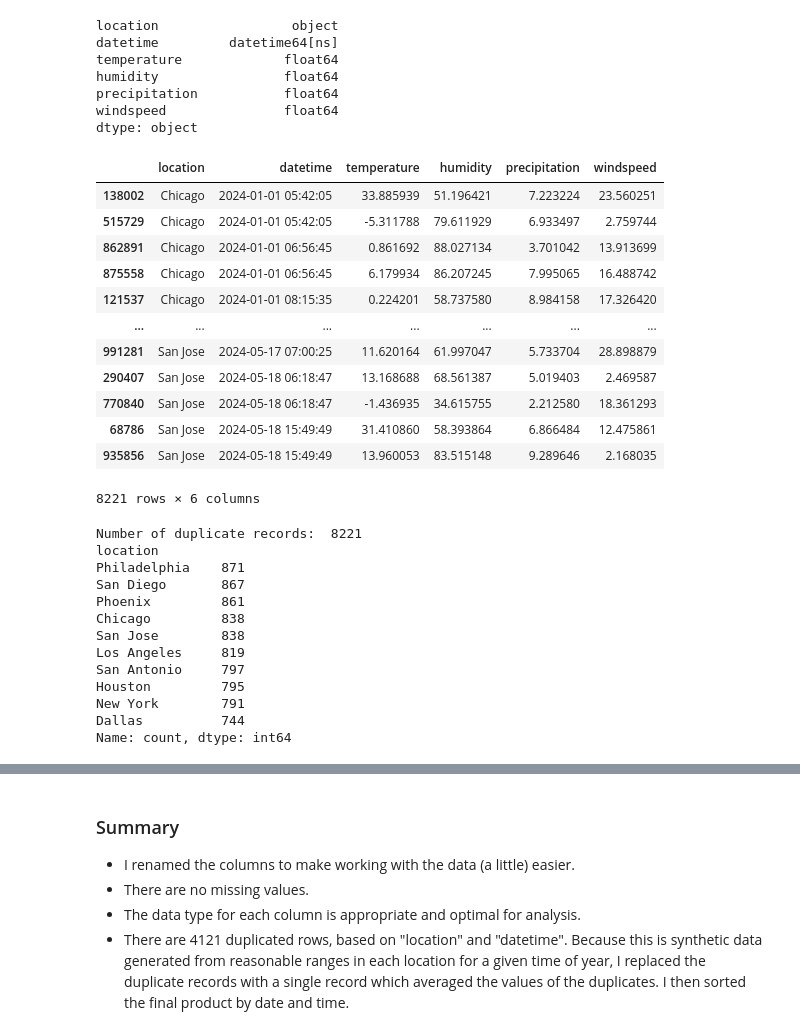
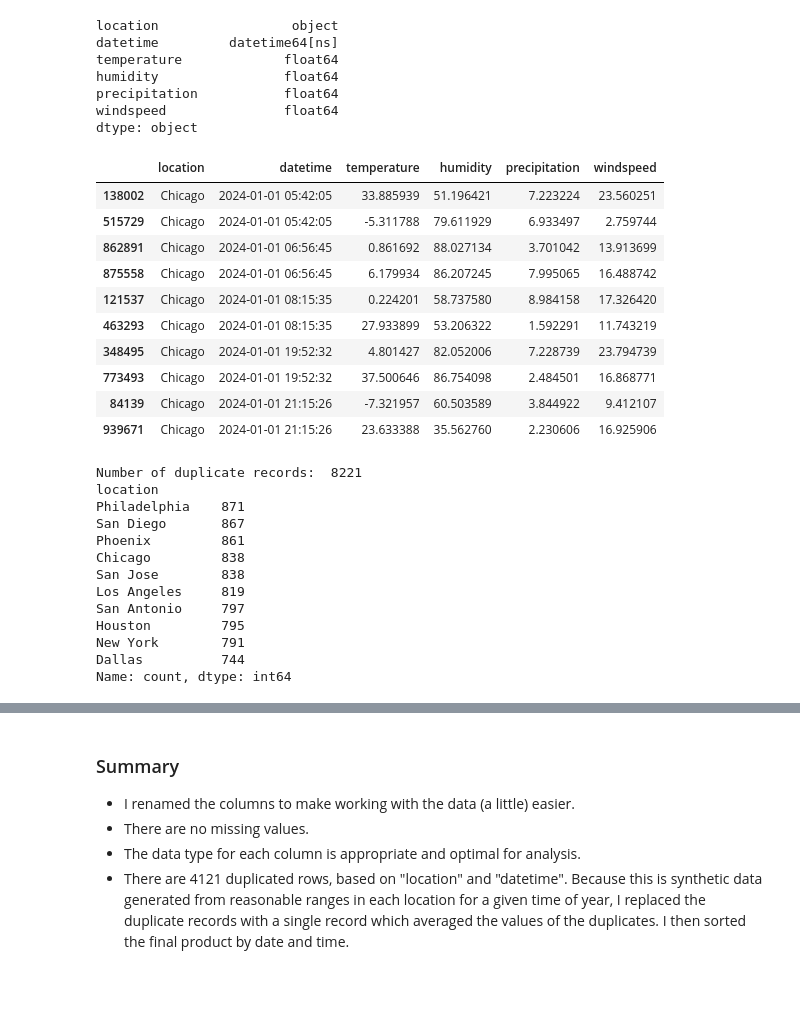
Before and after one commit to kozmik-moore/simple-weather-analysis, a Jupyter notebook: code/notebook.ipynb, the cells around one changed output, grey strips where cells are left out. Saved outputs shown, nothing was run; the diff lists cells and outputs as text; code cells hidden in the pictures; blank space fills up the shorter version.

```diff
--- a/code/notebook.ipynb
+++ b/code/notebook.ipynb
@@ -126,35 +126,33 @@ dtype: object
 # %%
 # Check for duplicate records
 duplicates = df[df.duplicated(subset=['location', 'datetime'], keep=False)].sort_values(['location', 'datetime'])
-display(duplicates)
 duplicates.to_csv(join(data_dir, 'duplicates.csv')) # export to data file 'duplicates.csv'
+display(duplicates.head(10))
 print('Number of duplicate records: ', duplicates.shape[0])
 print(duplicates.location.value_counts())
 # %% [output]
 |  | location | datetime | temperature | humidity | precipitation | windspeed |
 | 138002 | Chicago | 2024-01-01 05:42:05 | 33.885939 | 51.196421 | 7.223224 | 23.560251 |
 | 515729 | Chicago | 2024-01-01 05:42:05 | -5.311788 | 79.611929 | 6.933497 | 2.759744 |
 | 862891 | Chicago | 2024-01-01 06:56:45 | 0.861692 | 88.027134 | 3.701042 | 13.913699 |
 | 875558 | Chicago | 2024-01-01 06:56:45 | 6.179934 | 86.207245 | 7.995065 | 16.488742 |
 | 121537 | Chicago | 2024-01-01 08:15:35 | 0.224201 | 58.737580 | 8.984158 | 17.326420 |
-| ... | ... | ... | ... | ... | ... | ... |
-| 991281 | San Jose | 2024-05-17 07:00:25 | 11.620164 | 61.997047 | 5.733704 | 28.898879 |
-| 290407 | San Jose | 2024-05-18 06:18:47 | 13.168688 | 68.561387 | 5.019403 | 2.469587 |
-| 770840 | San Jose | 2024-05-18 06:18:47 | -1.436935 | 34.615755 | 2.212580 | 18.361293 |
-| 68786 | San Jose | 2024-05-18 15:49:49 | 31.410860 | 58.393864 | 6.866484 | 12.475861 |
-| 935856 | San Jose | 2024-05-18 15:49:49 | 13.960053 | 83.515148 | 9.289646 | 2.168035 |
+| 463293 | Chicago | 2024-01-01 08:15:35 | 27.933899 | 53.206322 | 1.592291 | 11.743219 |
+| 348495 | Chicago | 2024-01-01 19:52:32 | 4.801427 | 82.052006 | 7.228739 | 23.794739 |
+| 773493 | Chicago | 2024-01-01 19:52:32 | 37.500646 | 86.754098 | 2.484501 | 16.868771 |
+| 84139 | Chicago | 2024-01-01 21:15:26 | -7.321957 | 60.503589 | 3.844922 | 9.412107 |
+| 939671 | Chicago | 2024-01-01 21:15:26 | 23.633388 | 35.562760 | 2.230606 | 16.925906 |
-8221 rows × 6 columns
+Number of duplicate records:  8221
+location
+Philadelphia    871
+San Diego       867
+Phoenix         861
+Chicago         838
+San Jose        838
+Los Angeles     819
+San Antonio     797
+Houston         795
+New York        791
+Dallas          744
+Name: count, dtype: int64
-Number of duplicate records:  8221
-location
-Philadelphia    871
-San Diego       867
-Phoenix         861
-Chicago         838
-San Jose        838
-Los Angeles     819
-San Antonio     797
-Houston         795
-New York        791
-Dallas          744
-Name: count, dtype: int64
 # %%
```
Also changed, not shown: parts of 4 cells of this notebook, 4 other files.
